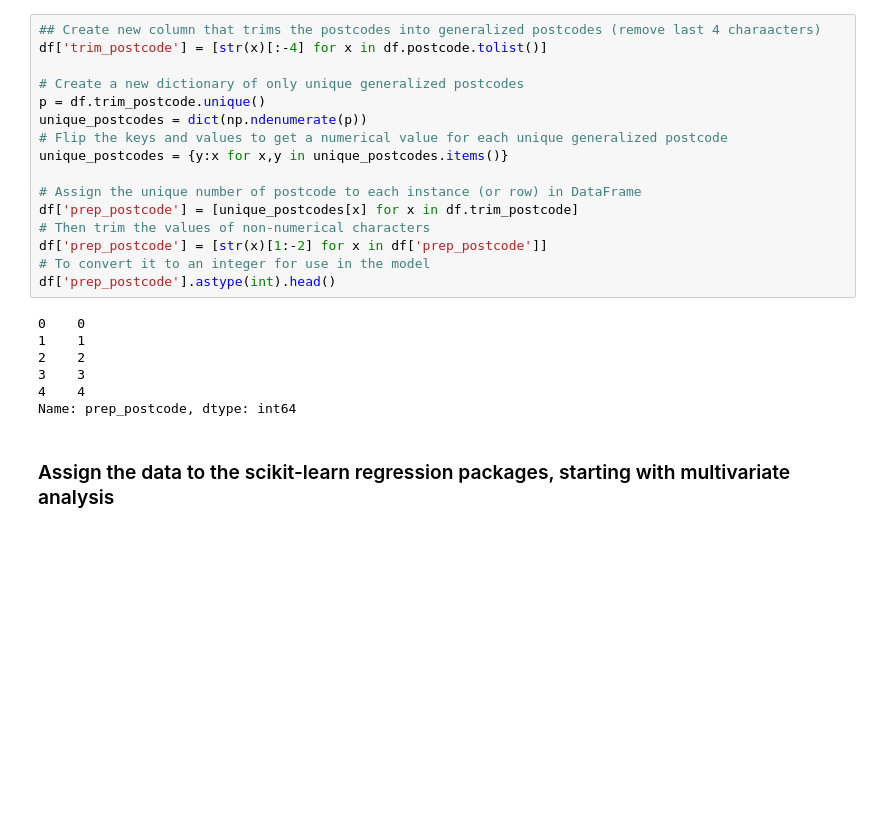
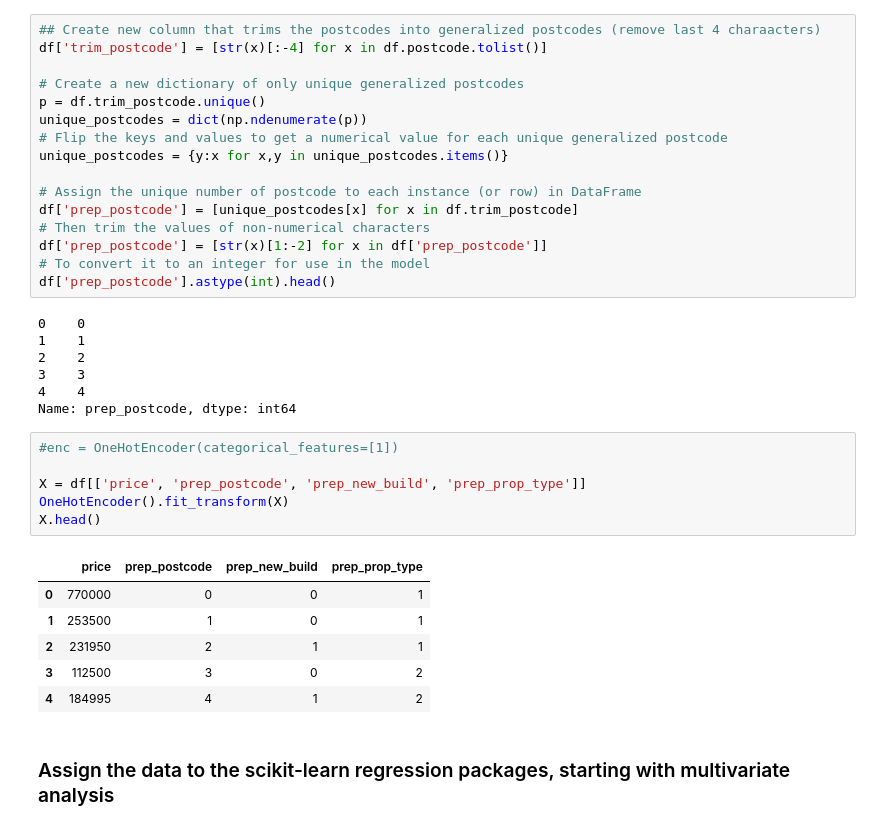
Before and after one commit to dudikbender/springboard, a Jupyter notebook: UK_prices_paid_analysis.ipynb, the cells around one changed output. Cells and saved outputs as stored; diff of their text form; blank space fills up the shorter version.

```diff
--- a/UK_prices_paid_analysis.ipynb
+++ b/UK_prices_paid_analysis.ipynb
@@ -164,6 +165,19 @@ df['prep_postcode'].astype(int).head()
 3    3
 4    4
 Name: prep_postcode, dtype: int64
+# %%
+#enc = OneHotEncoder(categorical_features=[1])
+
+X = df[['price', 'prep_postcode', 'prep_new_build', 'prep_prop_type']]
+OneHotEncoder().fit_transform(X)
+X.head()
+# %% [output]
+|  | price | prep_postcode | prep_new_build | prep_prop_type |
+| 0 | 770000 | 0 | 0 | 1 |
+| 1 | 253500 | 1 | 0 | 1 |
+| 2 | 231950 | 2 | 1 | 1 |
+| 3 | 112500 | 3 | 0 | 2 |
+| 4 | 184995 | 4 | 1 | 2 |
 # %% [markdown]
 ### Assign the data to the scikit-learn regression packages, starting with multivariate analysis
 # %%
```
Also changed, not shown: parts of 3 cells of this notebook.
